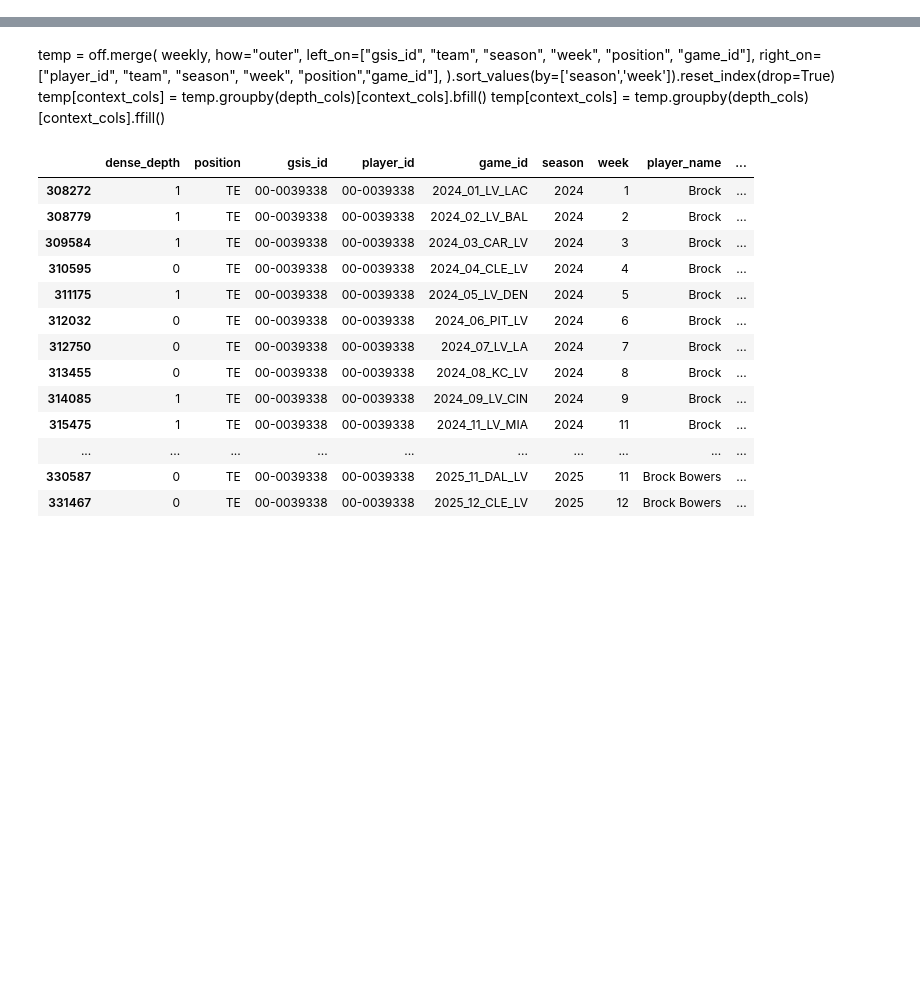
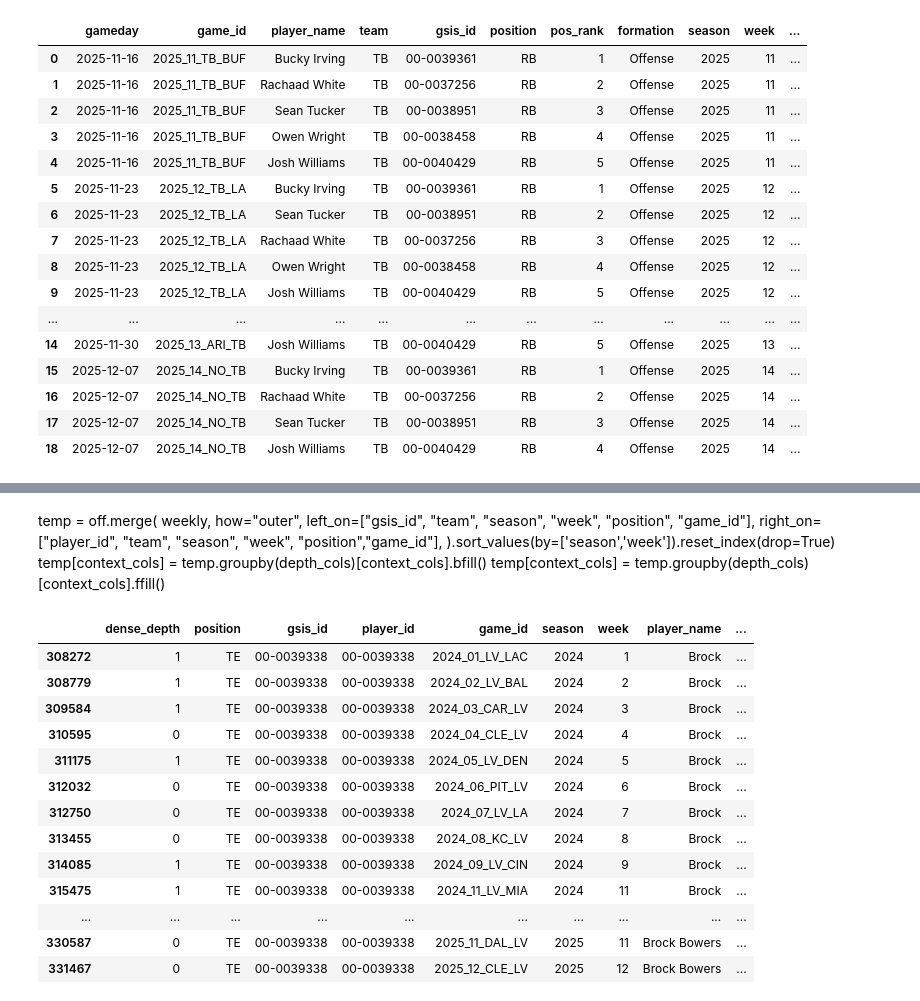
Before and after one commit to sharedw/NFL_sim, a Jupyter notebook: notebooks/other_notebooks/clean_feature_eng.ipynb, the cells around one changed output, grey strips where cells are left out. Cells and saved outputs as stored; diff of their text form; code cells hidden in the pictures; blank space fills up the shorter version.

```diff
--- a/notebooks/other_notebooks/clean_feature_eng.ipynb
+++ b/notebooks/other_notebooks/clean_feature_eng.ipynb
@@ -9,3 +9,28 @@ with open("./data/queries/player_feature_eng.sql", "r") as f:
     sql = f.read()
 
 df = con.execute(sql).fetchdf()
+# %%
+Quack.query("""
+select
+			* from depth
+			where season = 2025 and week between 11 and 14 and team = 'TB' and position = 'RB'
+			order by week, dense_depth
+			""")
+# %% [output]
+|  | gameday | game_id | player_name | team | gsis_id | position | pos_rank | formation | season | week | ... |
+| 0 | 2025-11-16 | 2025_11_TB_BUF | Bucky Irving | TB | 00-0039361 | RB | 1 | Offense | 2025 | 11 | ... |
+| 1 | 2025-11-16 | 2025_11_TB_BUF | Rachaad White | TB | 00-0037256 | RB | 2 | Offense | 2025 | 11 | ... |
+| 2 | 2025-11-16 | 2025_11_TB_BUF | Sean Tucker | TB | 00-0038951 | RB | 3 | Offense | 2025 | 11 | ... |
+| 3 | 2025-11-16 | 2025_11_TB_BUF | Owen Wright | TB | 00-0038458 | RB | 4 | Offense | 2025 | 11 | ... |
+| 4 | 2025-11-16 | 2025_11_TB_BUF | Josh Williams | TB | 00-0040429 | RB | 5 | Offense | 2025 | 11 | ... |
+| 5 | 2025-11-23 | 2025_12_TB_LA | Bucky Irving | TB | 00-0039361 | RB | 1 | Offense | 2025 | 12 | ... |
+| 6 | 2025-11-23 | 2025_12_TB_LA | Sean Tucker | TB | 00-0038951 | RB | 2 | Offense | 2025 | 12 | ... |
+| 7 | 2025-11-23 | 2025_12_TB_LA | Rachaad White | TB | 00-0037256 | RB | 3 | Offense | 2025 | 12 | ... |
+| 8 | 2025-11-23 | 2025_12_TB_LA | Owen Wright | TB | 00-0038458 | RB | 4 | Offense | 2025 | 12 | ... |
+| 9 | 2025-11-23 | 2025_12_TB_LA | Josh Williams | TB | 00-0040429 | RB | 5 | Offense | 2025 | 12 | ... |
+| ... | ... | ... | ... | ... | ... | ... | ... | ... | ... | ... | ... |
+| 14 | 2025-11-30 | 2025_13_ARI_TB | Josh Williams | TB | 00-0040429 | RB | 5 | Offense | 2025 | 13 | ... |
+| 15 | 2025-12-07 | 2025_14_NO_TB | Bucky Irving | TB | 00-0039361 | RB | 1 | Offense | 2025 | 14 | ... |
+| 16 | 2025-12-07 | 2025_14_NO_TB | Rachaad White | TB | 00-0037256 | RB | 2 | Offense | 2025 | 14 | ... |
+| 17 | 2025-12-07 | 2025_14_NO_TB | Sean Tucker | TB | 00-0038951 | RB | 3 | Offense | 2025 | 14 | ... |
+| 18 | 2025-12-07 | 2025_14_NO_TB | Josh Williams | TB | 00-0040429 | RB | 4 | Offense | 2025 | 14 | ... |
```
Also changed, not shown: parts of 1 cell of this notebook, 2 other files.
